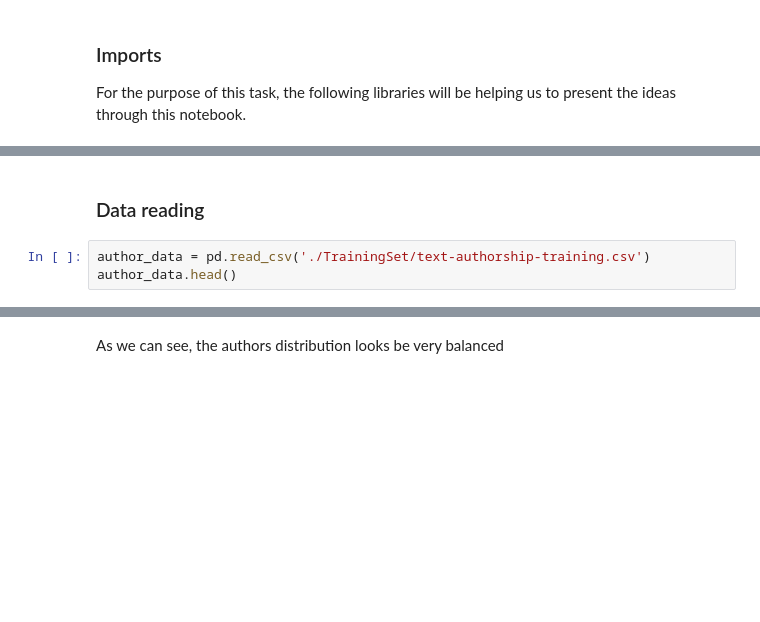
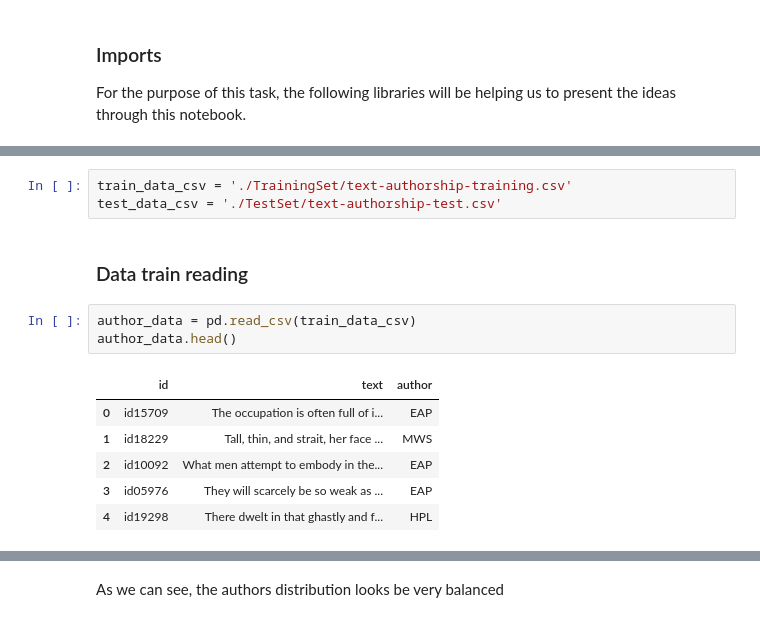
Before and after one commit to nuveo/cv-test, a Jupyter notebook: TextAutorshipIdentification/TextAutorshipIdentification.ipynb, the cells around one changed output, grey strips where cells are left out. Drawn from its saved outputs; the diff is of its cells as text; blank space fills up the shorter version.

Commit message:
finishing both tests

```diff
--- a/TextAutorshipIdentification/TextAutorshipIdentification.ipynb
+++ b/TextAutorshipIdentification/TextAutorshipIdentification.ipynb
@@ -42,8 +50,18 @@ nltk.download('wordnet')
+# %%
+train_data_csv = './TrainingSet/text-authorship-training.csv'
+test_data_csv = './TestSet/text-authorship-test.csv'
 # %% [markdown]
-### Data reading
+### Data train reading
 # %%
-author_data = pd.read_csv('./TrainingSet/text-authorship-training.csv')
+author_data = pd.read_csv(train_data_csv)
 author_data.head()
+# %% [output]
+|  | id | text | author |
+| 0 | id15709 | The occupation is often full of i... | EAP |
+| 1 | id18229 | Tall, thin, and strait, her face ... | MWS |
+| 2 | id10092 | What men attempt to embody in the... | EAP |
+| 3 | id05976 | They will scarcely be so weak as ... | EAP |
+| 4 | id19298 | There dwelt in that ghastly and f... | HPL |
 # %%
 labels = 'EAP','MWS','HPL'
 author_data['author'].value_counts()
```
Also changed, not shown: parts of 33 cells of this notebook, 8 other files.
